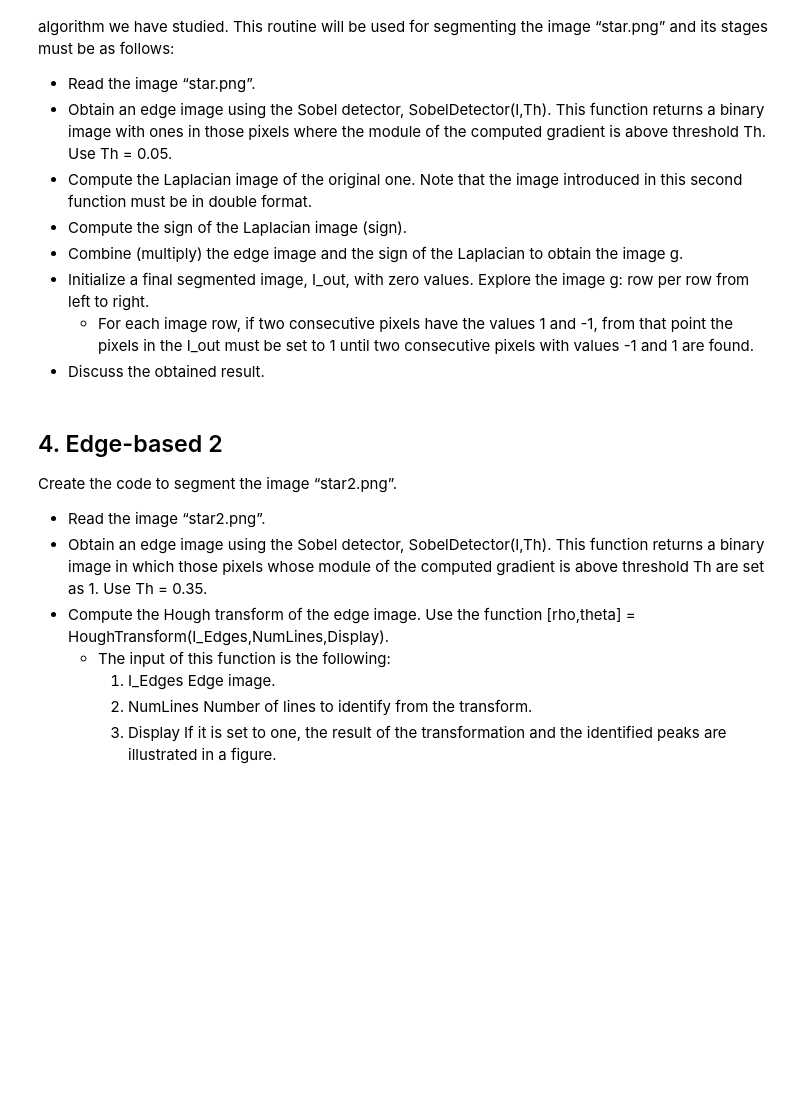
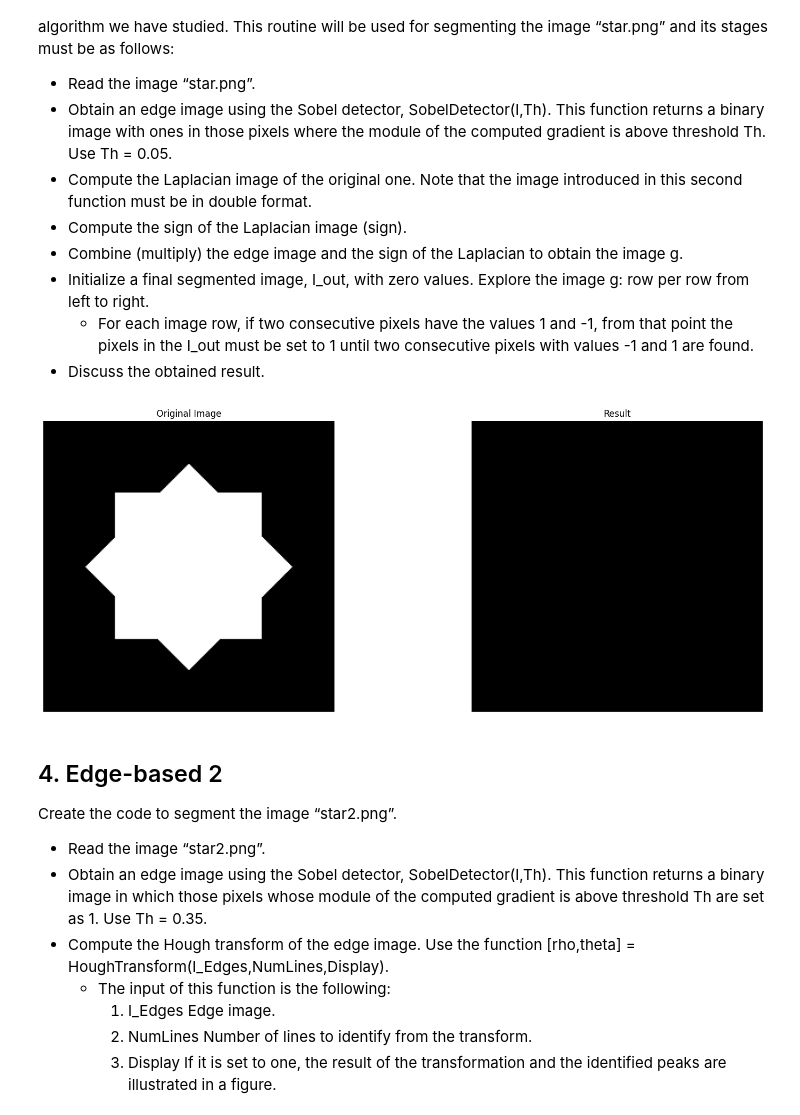
Before and after one commit to NatXiao/SignInfLabs, a Jupyter notebook: 8-Image-Processing/2-Image-Segmentation/Lab/python/material/sw/segmentation_lab.ipynb, the cells around one changed output. Cells and saved outputs as stored; diff of their text form; code cells hidden in the pictures; blank space fills up the shorter version.

```diff
--- a/8-Image-Processing/2-Image-Segmentation/Lab/python/material/sw/segmentation_lab.ipynb
+++ b/8-Image-Processing/2-Image-Segmentation/Lab/python/material/sw/segmentation_lab.ipynb
@@ -181,44 +205,46 @@ I_edge = I_edge.astype(np.float64)
 laplacian_kernel = np.array([[0, 1, 0],
                              [1, -4, 1],
                              [0, 1, 0]])
-I_lap = convolve(, , mode='reflect')
+I_lap = convolve(I_edge, laplacian_kernel , mode='reflect')
 
 # Compute the sign of the Laplacian
-sign_lap =
+sign_lap = np.sign(I_lap)
 
 # Combine edge image and sign of Laplacian
-g =
+g = sign_lap*I_edge
 
 # Simulated ExploringRows function
 def ExploringRows(g):
     I_out = np.zeros_like(g)
     for i in range(g.shape[0]):  # rows
         val = 0
         for j in range(g.shape[1]):  # columns
-            prevVal = g[, ]
-            currVal = g[, ]
+            prevVal = g[i,j-1 ]
+            currVal = g[i,j ]
             if prevVal == 1 and currVal == -1:
                 val = 1
             elif prevVal == -1 and currVal == 1:
                 val = 0
 
     return I_out
 
 result = ExploringRows(g)
 
 # Display the original, result, and simulated ExploringRows result
 fig, axs = plt.subplots(1, 2, figsize=(18, 6))
 
 axs[0].imshow(I, cmap='gray')
 axs[0].set_title('Original Image')
 axs[0].axis('off')
 
 axs[1].imshow(result, cmap='gray')
 axs[1].set_title('Result')
 axs[1].axis('off')
 
 plt.tight_layout()
 plt.show()
+# %% [output]
+[figure, added]
 # %% [markdown]
 ## 4. Edge-based 2
 
```
Also changed, not shown: parts of 2 cells of this notebook.
